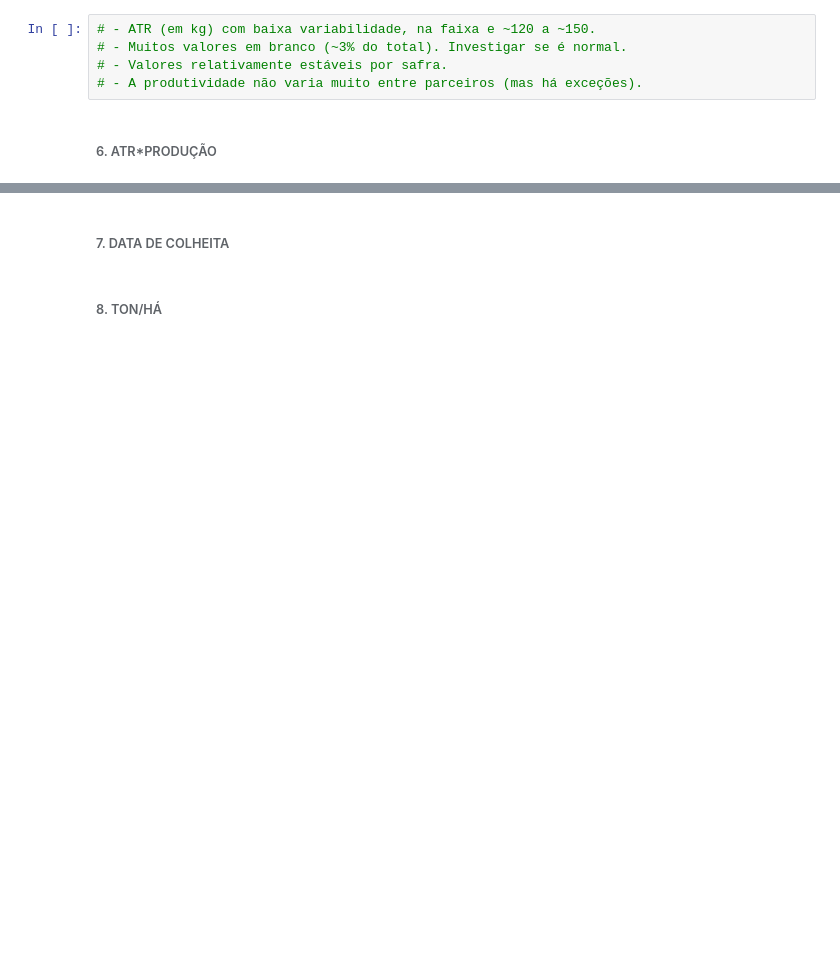
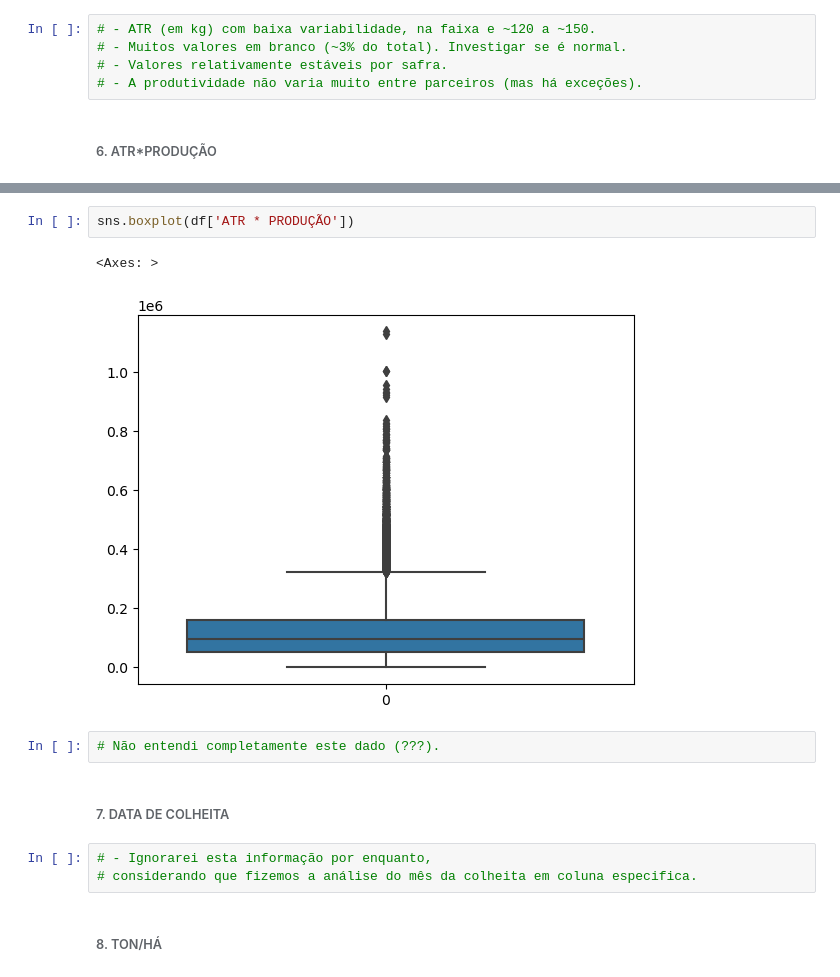
Before and after one commit to fernandovieira1/Analise-Dados-Cana, a Jupyter notebook: analise_cana.ipynb, the cells around one changed output, grey strips where cells are left out. Cells and saved outputs as stored; diff of their text form; blank space fills up the shorter version.

```diff
--- a/analise_cana.ipynb
+++ b/analise_cana.ipynb
@@ -686,4 +710,14 @@ df.groupby('PARCEIRO')['ATR'].mean().plot(xticks=[])
+# %%
+sns.boxplot(df['ATR * PRODUÇÃO'])
+# %% [output]
+<Axes: >
+[figure, added]
+# %%
+# Não entendi completamente este dado (???).
 # %% [markdown]
 ###### 7. DATA DE COLHEITA
+# %%
+# - Ignorarei esta informação por enquanto,
+# considerando que fizemos a análise do mês da colheita em coluna especifica.
 # %% [markdown]
 ###### 8. TON/HÁ
```
Also changed, not shown: parts of 16 cells of this notebook.
